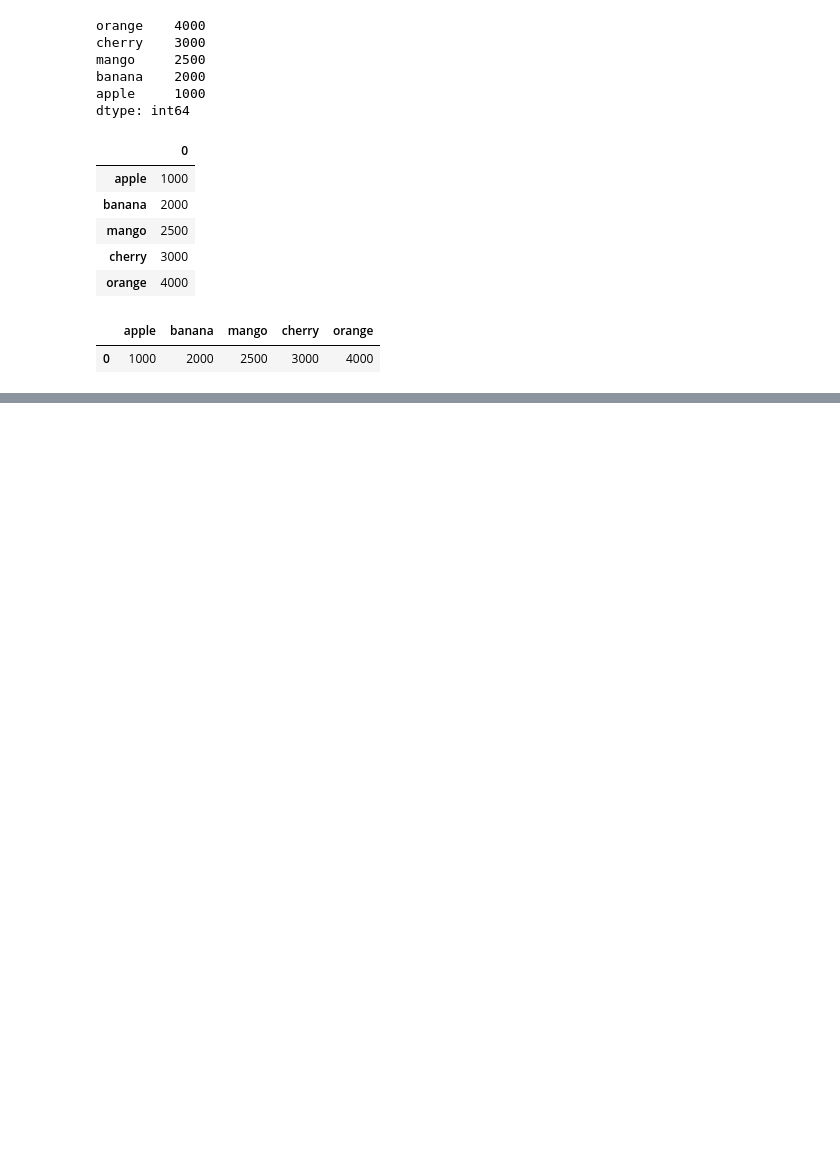
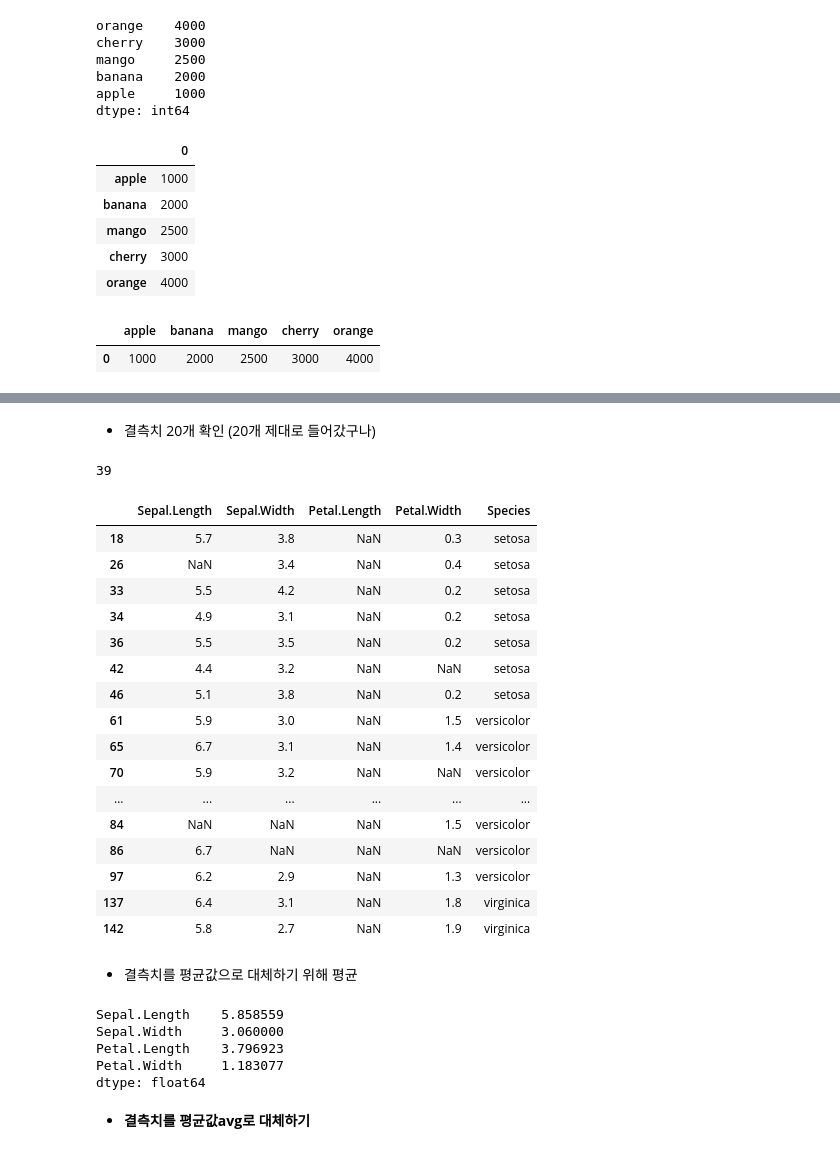
Before and after one commit to jiwon808/big, a Jupyter notebook: source/8_python/ch12_데이터프레임과 시리즈(Pandas) 8-13절.ipynb, the cells around one changed output, grey strips where cells are left out. Saved outputs shown, nothing was run; the diff lists cells and outputs as text; code cells hidden in the pictures; blank space fills up the shorter version.

```diff
--- a/source/8_python/ch12_데이터프레임과 시리즈(Pandas) 8-13절.ipynb
+++ b/source/8_python/ch12_데이터프레임과 시리즈(Pandas) 8-13절.ipynb
@@ -1810,0 +1859,4 @@ s.to_frame().T
+# %%
+for col in range(iris_df.shape[1]-1):
+    iris_df.iloc[random.sample(range(len(iris_df)),20),col] =np.nan     #col이 0-3까지 돌아
+iris_df.isnull()          ### null값인지 확인용  ***************************
@@ -1810,0 +1903,39 @@ s.to_frame().T
+# %% [markdown]
+- 결측치 20개 확인  (20개 제대로 들어갔구나)
+# %%
+iris_df["Sepal.Length"].isnull().sum()
+# %% [output]
+39
+# %%
+iris_df[ iris_df["Petal.Length"].isnull()   ]  #임의로 열마나 들어가는 행이 다르구나
+# %% [output]
+|  | Sepal.Length | Sepal.Width | Petal.Length | Petal.Width | Species |
+| 18 | 5.7 | 3.8 | NaN | 0.3 | setosa |
+| 26 | NaN | 3.4 | NaN | 0.4 | setosa |
+| 33 | 5.5 | 4.2 | NaN | 0.2 | setosa |
+| 34 | 4.9 | 3.1 | NaN | 0.2 | setosa |
+| 36 | 5.5 | 3.5 | NaN | 0.2 | setosa |
+| 42 | 4.4 | 3.2 | NaN | NaN | setosa |
+| 46 | 5.1 | 3.8 | NaN | 0.2 | setosa |
+| 61 | 5.9 | 3.0 | NaN | 1.5 | versicolor |
+| 65 | 6.7 | 3.1 | NaN | 1.4 | versicolor |
+| 70 | 5.9 | 3.2 | NaN | NaN | versicolor |
+| ... | ... | ... | ... | ... | ... |
+| 84 | NaN | NaN | NaN | 1.5 | versicolor |
+| 86 | 6.7 | NaN | NaN | NaN | versicolor |
+| 97 | 6.2 | 2.9 | NaN | 1.3 | versicolor |
+| 137 | 6.4 | 3.1 | NaN | 1.8 | virginica |
+| 142 | 5.8 | 2.7 | NaN | 1.9 | virginica |
+# %% [markdown]
+- 결측치를 평균값으로 대체하기 위해 평균
+# %%
+avg = iris_df.mean(axis=0)
+avg
+# %% [output]
+Sepal.Length    5.858559
+Sepal.Width     3.060000
+Petal.Length    3.796923
+Petal.Width     1.183077
+dtype: float64
+# %% [markdown]
+- **결측치를 평균값avg로 대체하기**
```
Also changed, not shown: parts of 49 cells of this notebook, 1 other file.
